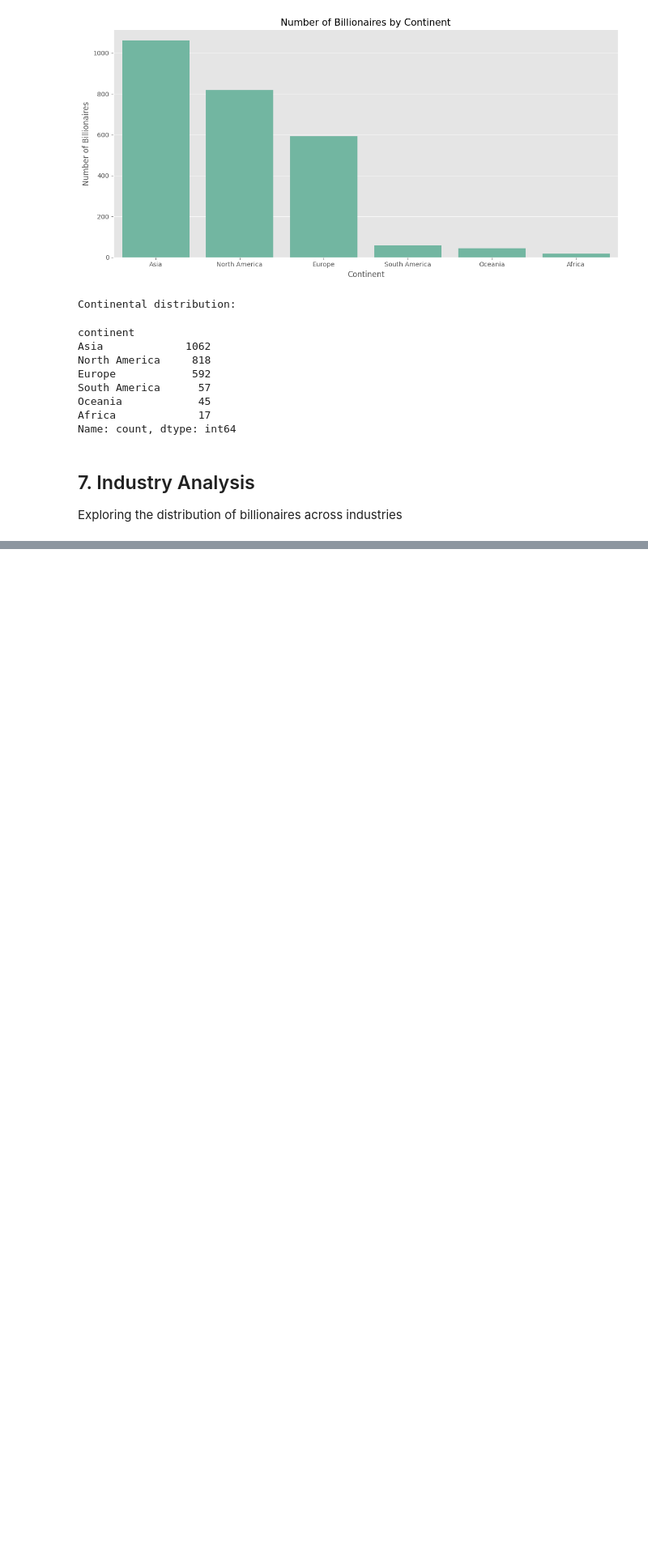
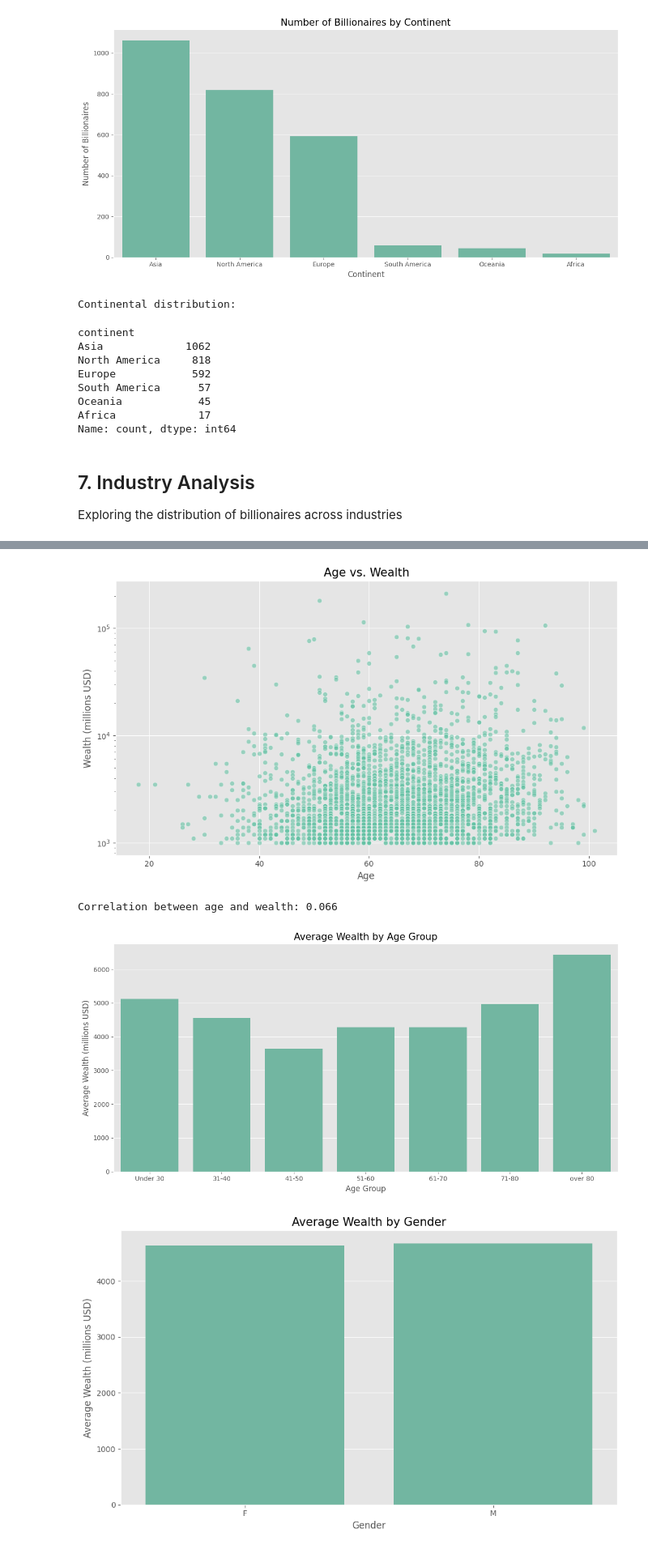
Before and after one commit to namdavid2904/billionaires-wealth-analysis, a Jupyter notebook: notebooks/01_data_exploration.ipynb, the cells around one changed output, grey strips where cells are left out. Shown: that part at 81% size. Saved outputs shown, nothing was run; the diff lists cells and outputs as text; code cells hidden in the pictures; blank space fills up the shorter version.

Commit message:
Analyze relationships between various variables

```diff
--- a/notebooks/01_data_exploration.ipynb
+++ b/notebooks/01_data_exploration.ipynb
@@ -345,0 +349,41 @@ Name: wealth, dtype: float64
+# %%
+# Age vs Wealth
+plt.figure(figsize=(10, 6))
+sns.scatterplot(data=df, x='age', y='wealth', alpha=0.6)
+plt.title('Age vs. Wealth', fontsize=15)
+plt.xlabel('Age')
+plt.ylabel('Wealth (millions USD)')
+plt.yscale('log')  # Log scale for better visualization
+plt.tight_layout()
+plt.show()
+
+# Calculate correlation
+print(f"\nCorrelation between age and wealth: {df['age'].corr(df['wealth']):.3f}")
+
+# Wealth by age group
+plt.figure(figsize=(12, 6))
+age_wealth = df.groupby('age_group')['wealth'].mean().reset_index()
+sns.barplot(x='age_group', y='wealth', data=age_wealth)
+plt.title('Average Wealth by Age Group', fontsize=15)
+plt.xlabel('Age Group')
+plt.ylabel('Average Wealth (millions USD)')
+plt.tight_layout()
+plt.show()
+
+# Wealth by gender
+plt.figure(figsize=(10, 6))
+gender_wealth = df.groupby('gender')['wealth'].mean().reset_index()
+sns.barplot(x='gender', y='wealth', data=gender_wealth)
+plt.title('Average Wealth by Gender', fontsize=15)
+plt.xlabel('Gender')
+plt.ylabel('Average Wealth (millions USD)')
+plt.tight_layout()
+plt.show()
+
+print(f"\nAverage wealth by gender:")
+display(gender_wealth)
+# %% [output]
+[figure, added]
+Correlation between age and wealth: 0.066
+[figure, added]
+[figure, added]
```
Also changed, not shown: parts of 4 cells of this notebook.
